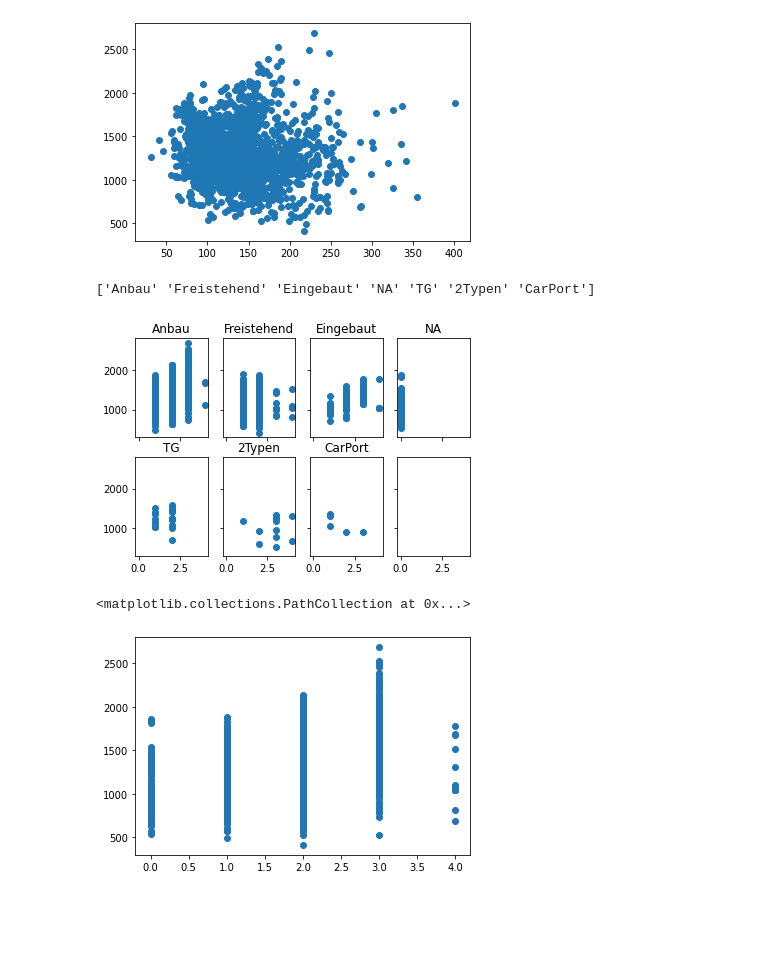
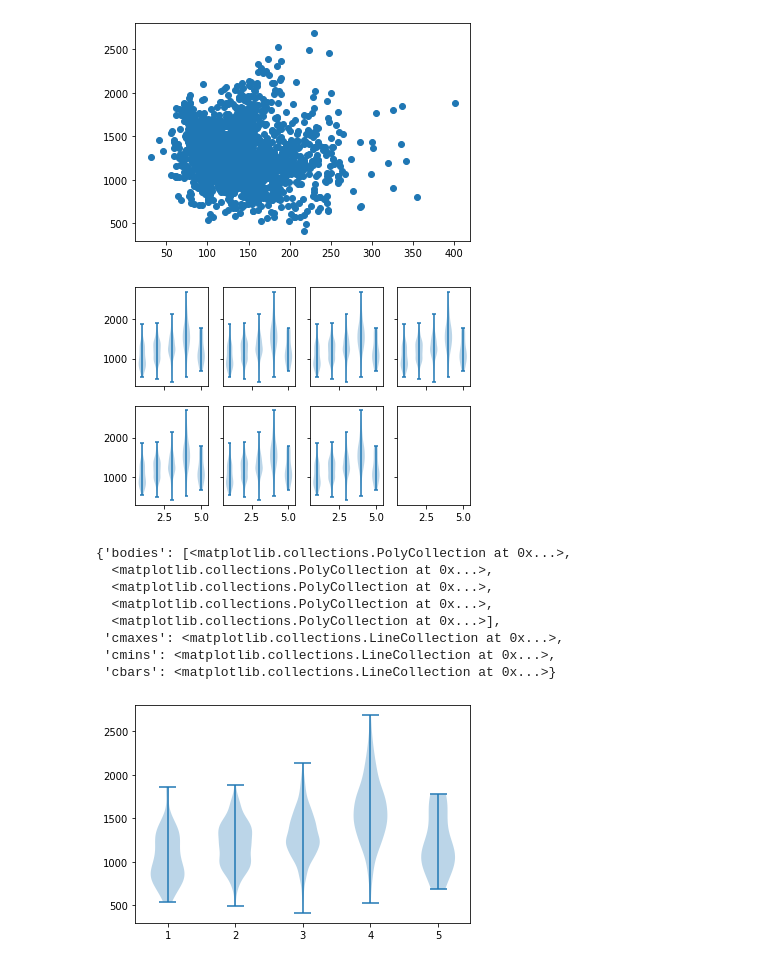
Before and after one commit to CrossField1973/DataScienceProject_01, a Jupyter notebook: housing_data.ipynb, the cells around one changed output. Cells and saved outputs as stored; diff of their text form; code cells hidden in the pictures; blank space fills up the shorter version.

```diff
--- a/housing_data.ipynb
+++ b/housing_data.ipynb
@@ -61,15 +61,22 @@ plt.scatter(house_not_ac["Wohnflaeche in qm"],house_not_ac["Preis"],c="red")
 
 # Heizung + Qualitaet
 heater_types = housing_data["Heizung"].unique()
+heater_quality = np.sort(housing_data["Heizungsqualitaet"].unique())
+heater_data = [None]*(len(heater_types)+1)
 
 fig, axs = plt.subplots(2, 2, sharex=True, sharey=True)
-for i in range(4):
-    heater_data = housing_data[housing_data["Heizung"] == heater_types[i]]
-    axs[int(i/2),i%2].scatter(heater_data["Heizungsqualitaet"], heater_data["Preisproqm"])
-    axs[int(i/2),i%2].set_title(heater_types[i])
+
+for i in range(len(heater_types)):
+    for l in range(len(heater_quality)):
+        heater_data[l] = housing_data[housing_data["Heizungsqualitaet"] == heater_quality[l]]["Preisproqm"]
+    axs[int(i/2),i%2].violinplot(heater_data)
+
 # wie man sehen kann, gibt es nur für die Klimaanlage genügend Werte
 # Auch hat die Qualität der Heizung nur bei Klimaanlagen annähernd einen Einfluss
 plt.show()
-plt.scatter(housing_data["Heizungsqualitaet"], housing_data["Preisproqm"])
+
+for l in range(len(heater_quality)):
+    heater_data[l] = housing_data[housing_data["Heizungsqualitaet"] == heater_quality[l]]["Preisproqm"]
+plt.violinplot(heater_data, heater_quality)
 # Auch der Überblick nur über die Heizungsqualitaet hat keinen großen Einfluss auf den €/m²
 # %% [output]
@@ -138,28 +152,40 @@ plt.scatter(housing_data["Wohnflaeche in qm"],housing_data["Preisproqm"])
 [figure]
 # %%
 #Garage Typ, Garagenkapazitaet
-# warhscheinlich -> mehr Garagen -> teurer?
-# Heizung + Qualitaet
+# wahrscheinlich -> mehr Garagen -> teurer?
+
 garage_types = housing_data["Garage Typ"].unique()
-print(garage_types)
+
+garage_capacity = np.sort(housing_data["Garagenkapazitaet"].unique())
+garage_data = [None]*(len(heater_types)+1)
 
 fig, axs = plt.subplots(2, 4, sharex=True, sharey=True)
 
 for i in range(len(garage_types)):
-    garage_data = housing_data[housing_data["Garage Typ"] == garage_types[i]]
-    axs[int(i/4),i%4].scatter(garage_data["Garagenkapazitaet"], garage_data["Preisproqm"])
-    axs[int(i/4),i%4].set_title(garage_types[i])
+    for l in range(len(garage_capacity)):
+        garage_data[l] = housing_data[housing_data["Garagenkapazitaet"] == garage_capacity[l]]["Preisproqm"]
+    axs[int(i/4),i%4].violinplot(garage_data)
+
 plt.show()
 # Anbaugaragen sind mitunter am teuersten, wobei die anderen im €/qm Bereich sind, wie, wenn keine Garage vorhanden ist
 # Der Einfluss von Garagen auf den Preis ist nicht signifikant
 
-plt.scatter(housing_data["Garagenkapazitaet"], housing_data["Preisproqm"])
+for i in range(len(garage_capacity)):
+    garage_data[i] = housing_data[housing_data["Garagenkapazitaet"] == garage_capacity[i]]["Preisproqm"]
+
+plt.violinplot(garage_data)
 # Auch der Überblick nur über die Garagenkapazitaet hat keinen großen Einfluss auf den €/m²
 # %% [output]
+[figure, new version]
-['Anbau' 'Freistehend' 'Eingebaut' 'NA' 'TG' '2Typen' 'CarPort']
+{'bodies': [<matplotlib.collections.PolyCollection at 0x...>,
+  <matplotlib.collections.PolyCollection at 0x...>,
+  <matplotlib.collections.PolyCollection at 0x...>,
+  <matplotlib.collections.PolyCollection at 0x...>,
+  <matplotlib.collections.PolyCollection at 0x...>],
+ 'cmaxes': <matplotlib.collections.LineCollection at 0x...>,
+ 'cmins': <matplotlib.collections.LineCollection at 0x...>,
+ 'cbars': <matplotlib.collections.LineCollection at 0x...>}
-[figure, old version]
-<matplotlib.collections.PathCollection at 0x...>
-[figure, old version]
+[figure, new version]
 # %%
 # Verkaufsmonat, Verkaufsjahr, Preis
 # Verkaufsmonat sollte weniger einfluss auf den Preis haben
```
Also changed, not shown: parts of 3 cells of this notebook, 1 other file.
